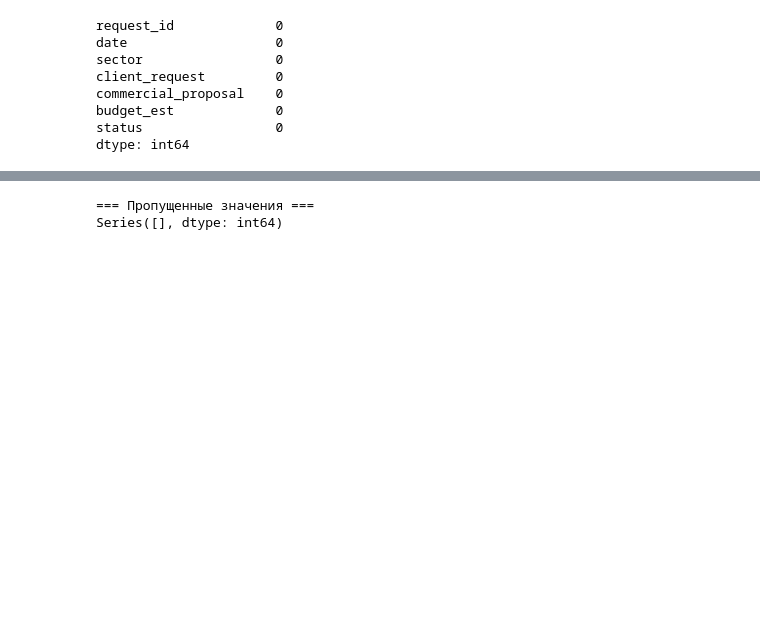
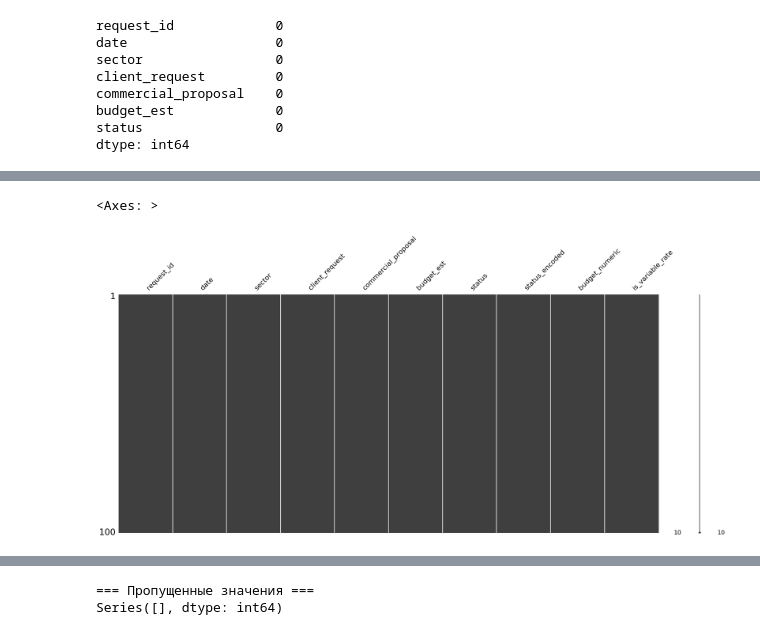
Before and after one commit to Johannmbo/ML_Sys_Design_Project, a Jupyter notebook: EDA.ipynb, the cells around one changed output, grey strips where cells are left out. Saved outputs shown, nothing was run; the diff lists cells and outputs as text; code cells hidden in the pictures; blank space fills up the shorter version.

```diff
--- a/EDA.ipynb
+++ b/EDA.ipynb
@@ -47,0 +83,7 @@ dtype: int64
+# %%
+# Plotting
+import missingno as msno
+msno.matrix(df)
+# %% [output]
+<Axes: >
+[figure, added]
```
Also changed, not shown: parts of 12 cells of this notebook.
